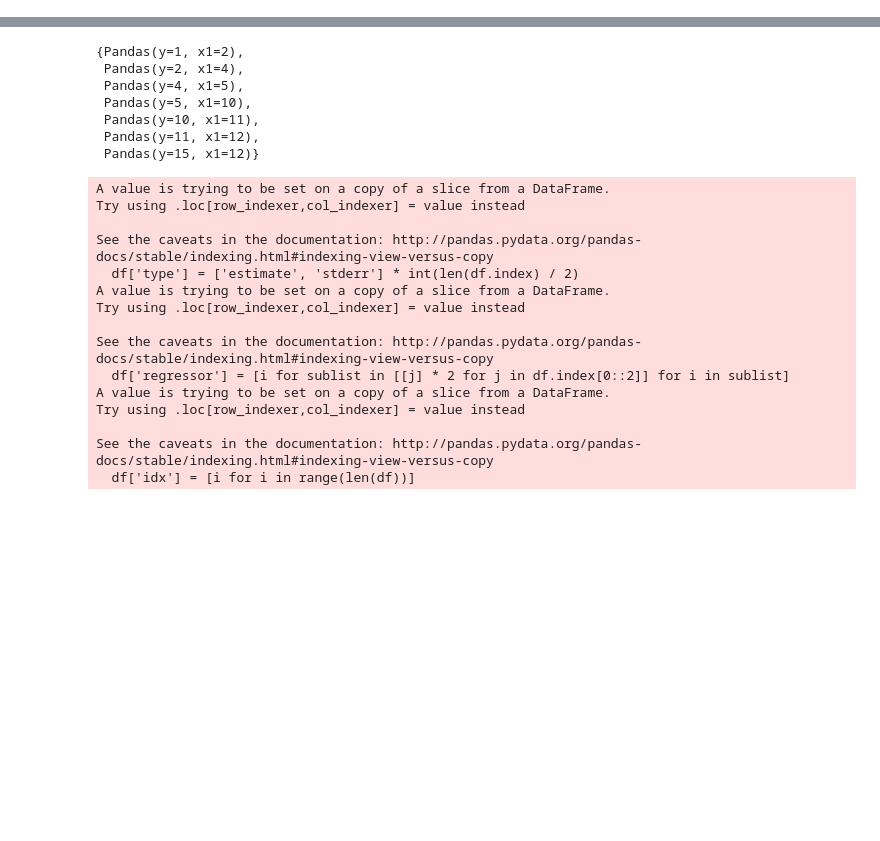
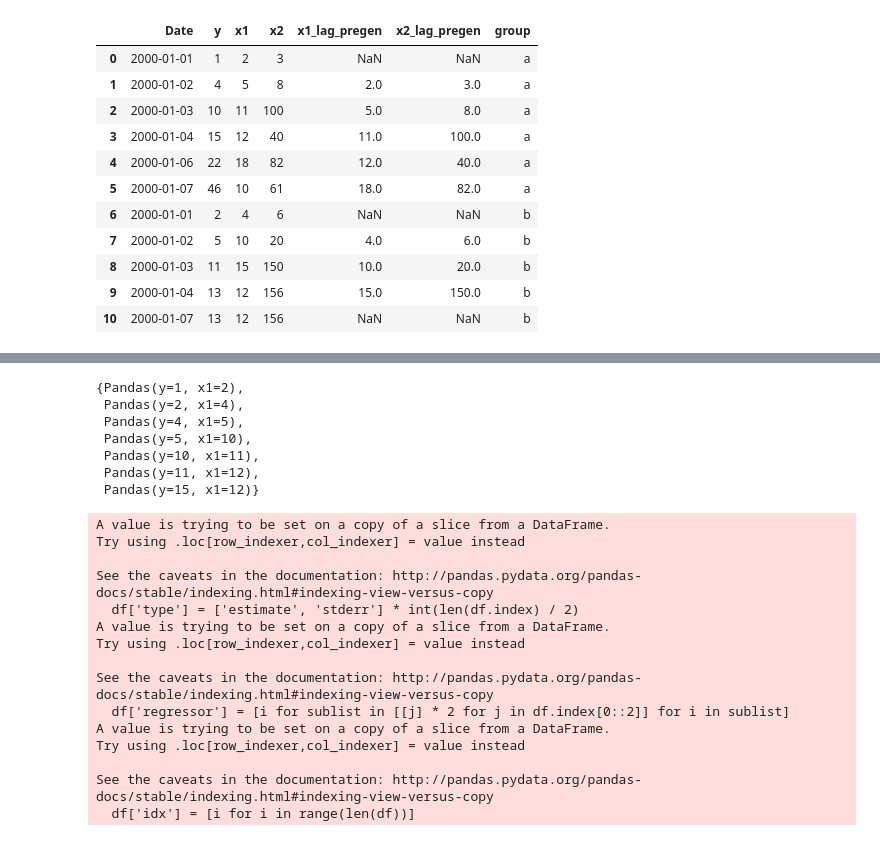
Before and after one commit to whoopnip/dero, a Jupyter notebook: Testing Scratchbook 2.ipynb, the cells around one changed output, grey strips where cells are left out. Saved outputs shown, nothing was run; the diff lists cells and outputs as text; code cells hidden in the pictures; blank space fills up the shorter version.

```diff
--- a/Testing Scratchbook 2.ipynb
+++ b/Testing Scratchbook 2.ipynb
@@ -147,0 +176,15 @@ b = set([i for i in df_copy[['y','x1']].drop_duplicates().itertuples(index=False
+# %%
+df_groups_lag_reg
+# %% [output]
+|  | Date | y | x1 | x2 | x1_lag_pregen | x2_lag_pregen | group |
+| 0 | 2000-01-01 | 1 | 2 | 3 | NaN | NaN | a |
+| 1 | 2000-01-02 | 4 | 5 | 8 | 2.0 | 3.0 | a |
+| 2 | 2000-01-03 | 10 | 11 | 100 | 5.0 | 8.0 | a |
+| 3 | 2000-01-04 | 15 | 12 | 40 | 11.0 | 100.0 | a |
+| 4 | 2000-01-06 | 22 | 18 | 82 | 12.0 | 40.0 | a |
+| 5 | 2000-01-07 | 46 | 10 | 61 | 18.0 | 82.0 | a |
+| 6 | 2000-01-01 | 2 | 4 | 6 | NaN | NaN | b |
+| 7 | 2000-01-02 | 5 | 10 | 20 | 4.0 | 6.0 | b |
+| 8 | 2000-01-03 | 11 | 15 | 150 | 10.0 | 20.0 | b |
+| 9 | 2000-01-04 | 13 | 12 | 156 | 15.0 | 150.0 | b |
+| 10 | 2000-01-07 | 13 | 12 | 156 | NaN | NaN | b |
```
Also changed, not shown: parts of 19 cells of this notebook, 3 other files.
